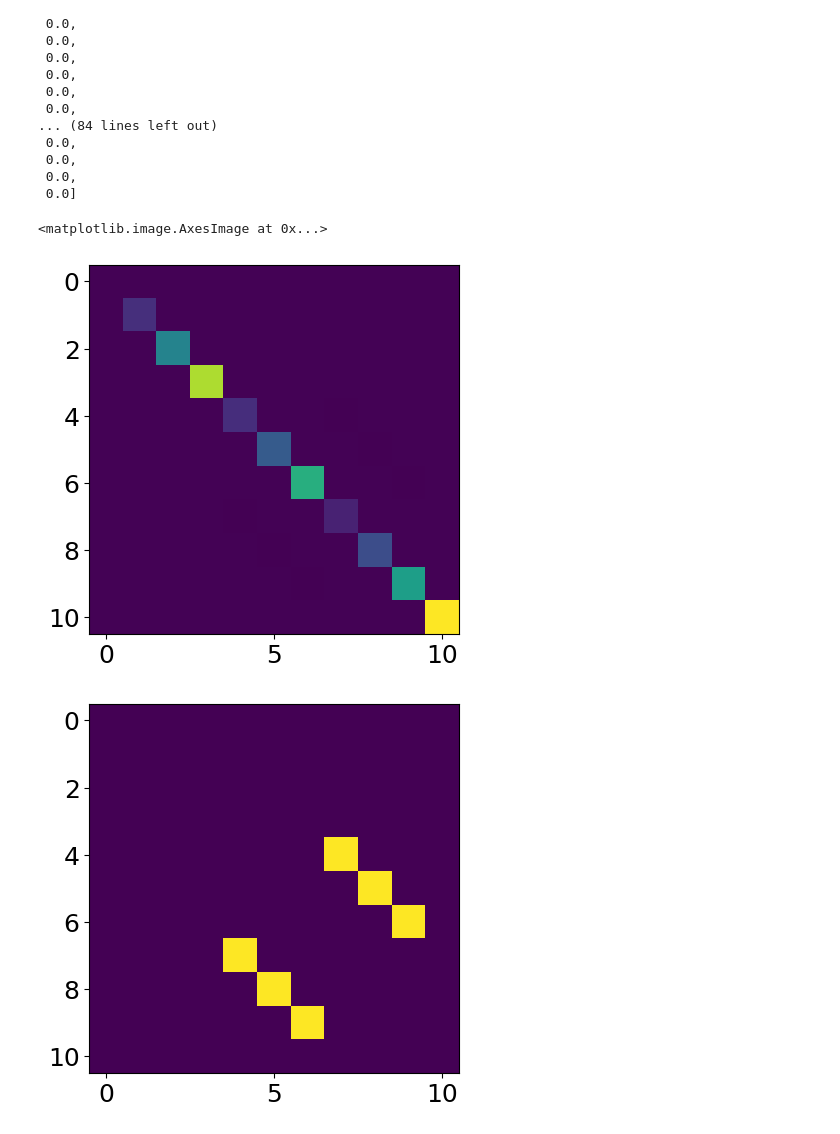
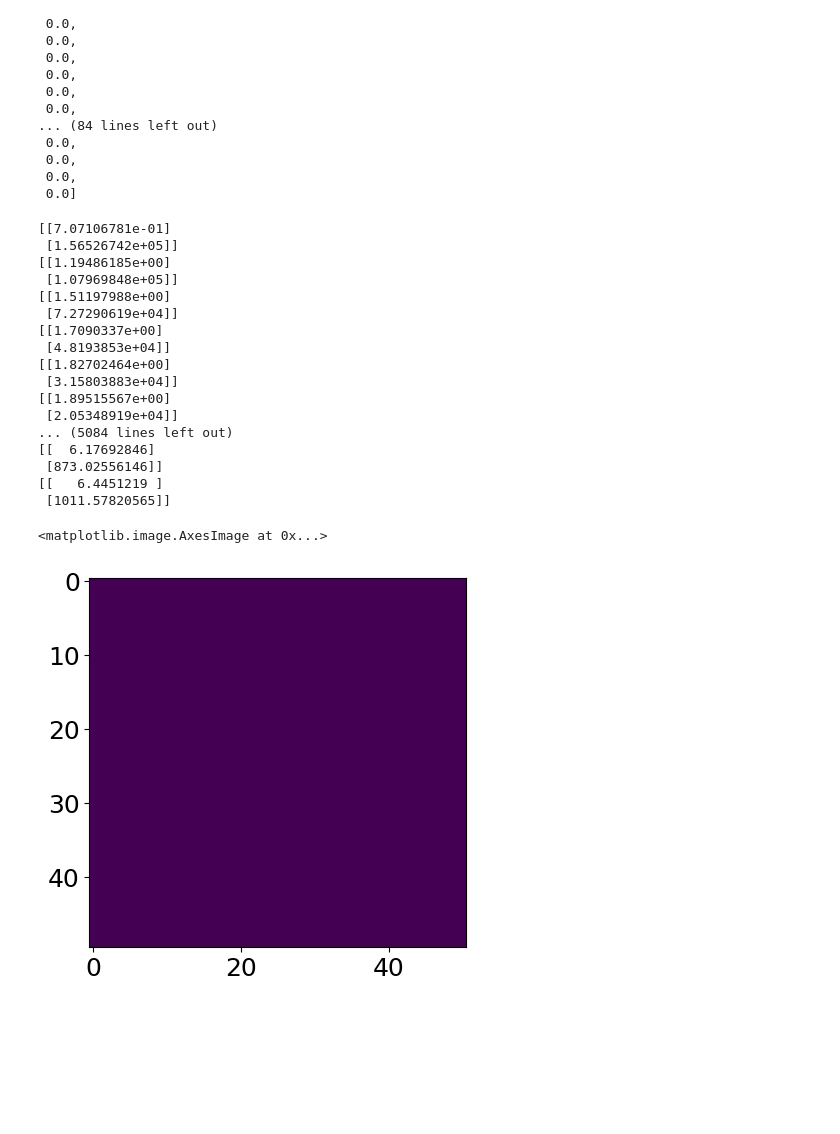
Before and after one commit to condensedAI/QDarts, a Jupyter notebook: examples/latching_dev.ipynb, the cells around one changed output. Drawn from its saved outputs; the diff is of its cells as text; code cells hidden in the pictures; blank space fills up the shorter version.

```diff
--- a/examples/latching_dev.ipynb
+++ b/examples/latching_dev.ipynb
@@ -113,6 +115,6 @@ plot_CSD(xexp, yexp, sensor_signalexp, polytopesexp, np.array(Initial_position),
 # %%
 steps = 100
-depses = (Final_position - Initial_position)/10
+depses = (Final_position - Initial_position)/steps
 eps01 = []
 eps12 = []
 tcs01 = []
@@ -121,6 +123,7 @@ tcs12 = []
 for k in range(steps):
     H = experiment.tunneling_sim.get_Hamiltonian(Initial_position+k*depses, [0,1,5])
     print(Initial_position+k*depses)
+    print(H)
     inds = np.argsort(np.diag(H))[:3]
     Heff = np.zeros((3,3))
     for n,ind in enumerate(inds):
@@ -130,15 +133,17 @@ for k in range(steps):
     tcs12.append(Heff[1,2])
     tcs02.append(Heff[0,2])
     tcs01.append(Heff[0,1])
-    eps12.append(Heff[1,1]-Heff[2,2])
-    eps01.append(Heff[0,0]-Heff[1,1])
+    eps12.append(Heff[2,2]-Heff[1,1])
+    eps01.append(Heff[1,1]-Heff[0,0])
     #plt.figure()
     #plt.imshow(Heff)
 
     #
-plt.plot(tcs12, label='tc12')
-plt.plot(tcs02, label='tc02')
-plt.plot(tcs01, label = 'tc01')
-plt.plot(eps12, label='eps12')
-plt.plot(eps01, label='eps01')
+plt.plot(tcs12, "--k", label='tc12')
+plt.plot(tcs02, "g",label='tc02')
+plt.plot(tcs01, "--b", label = 'tc01')
+plt.plot(eps12, '-k', label='eps12')
+plt.plot(eps01, "-b",label='eps01')
+
+plt.legend()
 # %% [output]
@@ -182,16 +187,45 @@ tcs
  0.0,
  0.0]
 # %%
-# print H matrix using 2 significant digits
-np.set_printoptions(precision=4)
-#plot the Hamiltonian
-plt.figure()
-plt.imshow(H)
+### Model case
+V = np.linspace(-5,5,51)
+E1 = lambda v: v
+E2 = lambda v: -v
 
-#plot off-diagonal elements
-plt.figure()
-plt.imshow(np.abs(H-np.diag(np.diag(H))))
+K = 50
+
+CSD = np.zeros([K,len(V)])
+
+gamma = lambda v: 1/np.sqrt(v**2+1**2)
+
+N = 2
+for k in range(K):
+    state = np.zeros((N,1))
+    state[-1] = 1
+    for vn,v in enumerate(V):
+        dE = E1(v) - E2(v)
+        gp = gamma(dE)*np.exp(-np.abs(dE))
+        gm = gamma(dE)
+        M = np.array([[-gm, gp],[gm,-gp]])
+
+plt.imshow(CSD)
 # %% [output]
-<matplotlib.image.AxesImage at 0x...>
+[[7.07106781e-01]
+ [1.56526742e+05]]
+[[1.19486185e+00]
+ [1.07969848e+05]]
+[[1.51197988e+00]
+ [7.27290619e+04]]
+[[1.7090337e+00]
+ [4.8193853e+04]]
+[[1.82702464e+00]
+ [3.15803883e+04]]
+[[1.89515567e+00]
+ [2.05348919e+04]]
+... (5084 lines left out)
+[[  6.17692846]
+ [873.02556146]]
+[[   6.4451219 ]
+ [1011.57820565]]
+<matplotlib.image.AxesImage at 0x...>
-[figure, old version]
+[figure, new version]
-[figure, removed]
```
Also changed, not shown: parts of 6 cells of this notebook.
